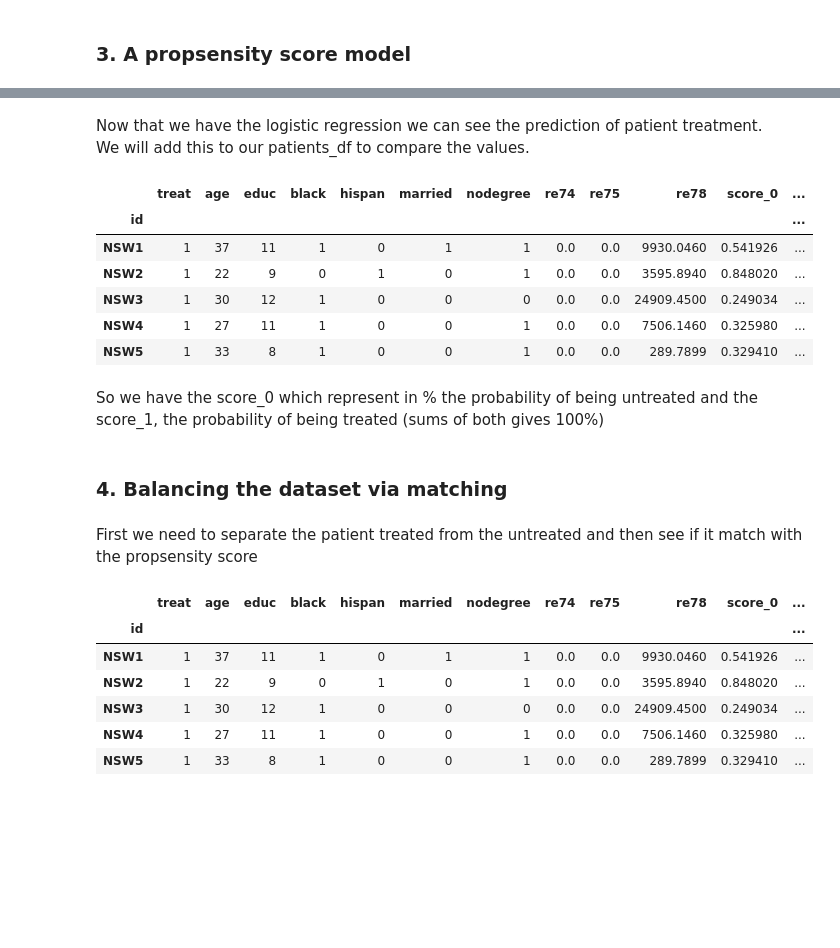
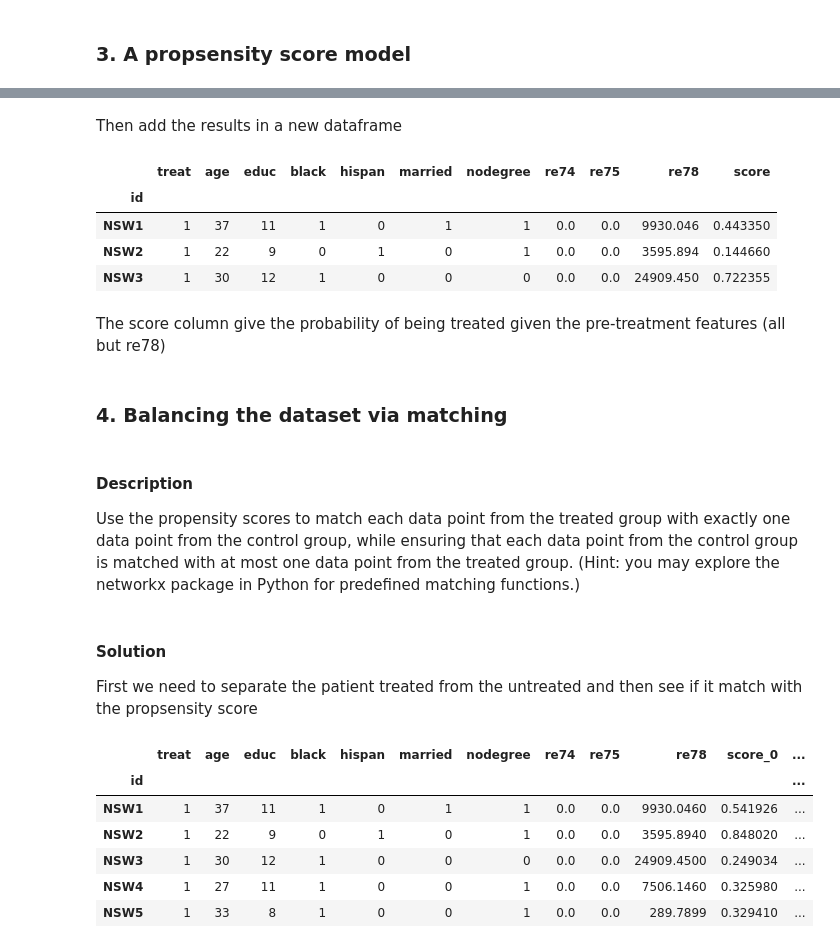
Before and after one commit to IsaacLeimgruber/ADA_labs_repo, a Jupyter notebook: 04 - Applied ML/HW04_Kevin.ipynb, the cells around one changed output, grey strips where cells are left out. Saved outputs shown, nothing was run; the diff lists cells and outputs as text; code cells hidden in the pictures; blank space fills up the shorter version.

```diff
--- a/04 - Applied ML/HW04_Kevin.ipynb
+++ b/04 - Applied ML/HW04_Kevin.ipynb
@@ -258,8 +278,6 @@ Here we just need to train on all the data and display the probability of being
 # %%
 logistic = linear_model.LogisticRegression()
-
-feature_cols = ['age', 'educ', 'black', 'hispan', 'married', 'nodegree', 're74', 're75', 're78']
+feature_cols = ['age', 'educ', 'black', 'hispan', 'married', 'nodegree', 're74', 're75']
 X = patients_df[feature_cols]
 y = patients_df.treat
-
-X.describe()
+logistic.fit(X, y);
@@ -278,25 +284,26 @@ logistic.fit(X, y);
-# %% [markdown]
-Now that we have the logistic regression we can see the prediction of patient treatment. <br>
-We will add this to our patients_df to compare the values.
+# %% [markdown]
+Then add the results in a new dataframe
 # %%
 score = logistic.predict_proba(X)
 patients_score_df = patients_df.copy()
-patients_score_df["score_0"] = score[:,0]
-patients_score_df["score_1"] = score[:,1]
-patients_score_df.head()
+patients_score_df["score"] = score[:,1]
+patients_score_df.head(3)
 # %% [output]
-|  | treat | age | educ | black | hispan | married | nodegree | re74 | re75 | re78 | score_0 | ... |
-| id |  |  |  |  |  |  |  |  |  |  |  | ... |
-| NSW1 | 1 | 37 | 11 | 1 | 0 | 1 | 1 | 0.0 | 0.0 | 9930.0460 | 0.541926 | ... |
-| NSW2 | 1 | 22 | 9 | 0 | 1 | 0 | 1 | 0.0 | 0.0 | 3595.8940 | 0.848020 | ... |
-| NSW3 | 1 | 30 | 12 | 1 | 0 | 0 | 0 | 0.0 | 0.0 | 24909.4500 | 0.249034 | ... |
-| NSW4 | 1 | 27 | 11 | 1 | 0 | 0 | 1 | 0.0 | 0.0 | 7506.1460 | 0.325980 | ... |
-| NSW5 | 1 | 33 | 8 | 1 | 0 | 0 | 1 | 0.0 | 0.0 | 289.7899 | 0.329410 | ... |
+|  | treat | age | educ | black | hispan | married | nodegree | re74 | re75 | re78 | score |
+| id |  |  |  |  |  |  |  |  |  |  |  |
+| NSW1 | 1 | 37 | 11 | 1 | 0 | 1 | 1 | 0.0 | 0.0 | 9930.046 | 0.443350 |
+| NSW2 | 1 | 22 | 9 | 0 | 1 | 0 | 1 | 0.0 | 0.0 | 3595.894 | 0.144660 |
+| NSW3 | 1 | 30 | 12 | 1 | 0 | 0 | 0 | 0.0 | 0.0 | 24909.450 | 0.722355 |
-# %% [markdown]
-So we have the score_0 which represent in % the probability of being untreated and the score_1, the probability of being treated (sums of both gives 100%)
+# %% [markdown]
+The score column give the probability of being treated given the pre-treatment features (all but re78)
 # %% [markdown]
 ### 4. Balancing the dataset via matching
+# %% [markdown]
+#### Description
+Use the propensity scores to match each data point from the treated group with exactly one data point from the control group, while ensuring that each data point from the control group is matched with at most one data point from the treated group. (Hint: you may explore the networkx package in Python for predefined matching functions.)
 # %% [markdown]
+#### Solution
+
 First we need to separate the patient treated from the untreated and then see if it match with the propsensity score
 # %%
 patients_treated = patients_score_df.loc[patients_score_df['treat'] == 1]
```
Also changed, not shown: parts of 62 cells of this notebook.
